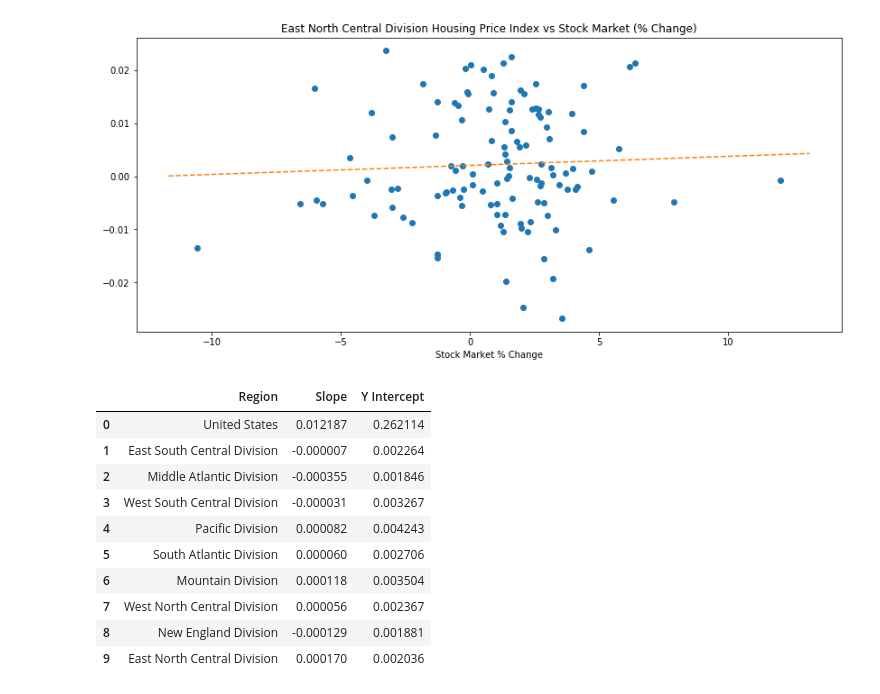
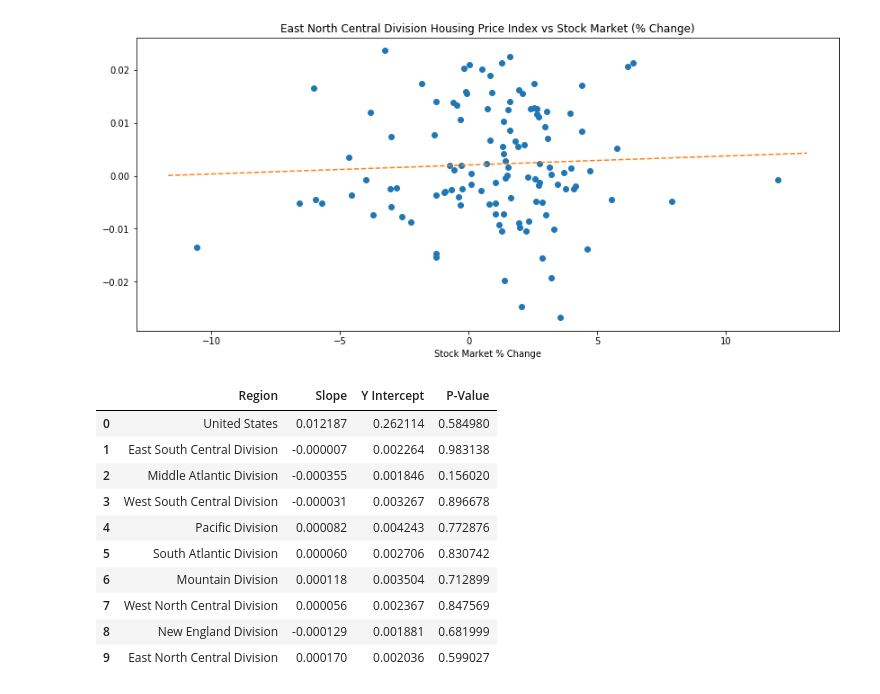
Before and after one commit to bagerson/Group10Project, a Jupyter notebook: Main.ipynb, the cells around one changed output. Cells and saved outputs as stored; diff of their text form; code cells hidden in the pictures.

```diff
--- a/Main.ipynb
+++ b/Main.ipynb
@@ -183,6 +179,7 @@ To register the converters:
 # %%
 slopes = []
 intercepts = []
+pvalues = []
 regions = []
 #Creating a generalized plot function for stockmaret vs HPI plotting
 def plotter(x, y, region_name):
@@ -194,13 +191,14 @@ def plotter(x, y, region_name):
 
     # getting the line. BE SURE TO REMOVE NANs in the DF by changing .tail(X)
     # -X means remove X amount of rows from the top
-    (slope, intercept, _, _, _) = linregress(x.tail(-1), y.tail(-1))
+    (slope, intercept, r, p, err) = linregress(x.tail(-1), y.tail(-1))
     # plot the regression line
     plotline(slope, intercept)
 
     #save the info into our regression summary for later
     slopes.append(slope)
     intercepts.append(intercept)
+    pvalues.append(p)
 
     plt.title(region_name + " Housing Price Index vs Stock Market (% Change)")
     plt.xlabel("Stock Market % Change")
@@ -258,20 +256,20 @@ for i in range(len(HPI_dfs)):
 # plt.savefig("Pictures/Basic Summary 2")
 # %%
 #Making a dataframe for the regions
-lin_reg = pd.DataFrame({"Region":regions, "Slope": slopes, "Y Intercept": intercepts})
+lin_reg = pd.DataFrame({"Region":regions, "Slope": slopes, "Y Intercept": intercepts, "P-Value": pvalues})
 lin_reg
 # %% [output]
-|  | Region | Slope | Y Intercept |
-| 0 | United States | 0.012187 | 0.262114 |
-| 1 | East South Central Division | -0.000007 | 0.002264 |
-| 2 | Middle Atlantic Division | -0.000355 | 0.001846 |
-| 3 | West South Central Division | -0.000031 | 0.003267 |
-| 4 | Pacific Division | 0.000082 | 0.004243 |
-| 5 | South Atlantic Division | 0.000060 | 0.002706 |
-| 6 | Mountain Division | 0.000118 | 0.003504 |
-| 7 | West North Central Division | 0.000056 | 0.002367 |
-| 8 | New England Division | -0.000129 | 0.001881 |
-| 9 | East North Central Division | 0.000170 | 0.002036 |
+|  | Region | Slope | Y Intercept | P-Value |
+| 0 | United States | 0.012187 | 0.262114 | 0.584980 |
+| 1 | East South Central Division | -0.000007 | 0.002264 | 0.983138 |
+| 2 | Middle Atlantic Division | -0.000355 | 0.001846 | 0.156020 |
+| 3 | West South Central Division | -0.000031 | 0.003267 | 0.896678 |
+| 4 | Pacific Division | 0.000082 | 0.004243 | 0.772876 |
+| 5 | South Atlantic Division | 0.000060 | 0.002706 | 0.830742 |
+| 6 | Mountain Division | 0.000118 | 0.003504 | 0.712899 |
+| 7 | West North Central Division | 0.000056 | 0.002367 | 0.847569 |
+| 8 | New England Division | -0.000129 | 0.001881 | 0.681999 |
+| 9 | East North Central Division | 0.000170 | 0.002036 | 0.599027 |
 # %%
 lin_reg.to_csv("Regions and their line formulas.csv", index=False)
 # %%
```
Also changed, not shown: parts of 1 cell of this notebook, 13 other files.
